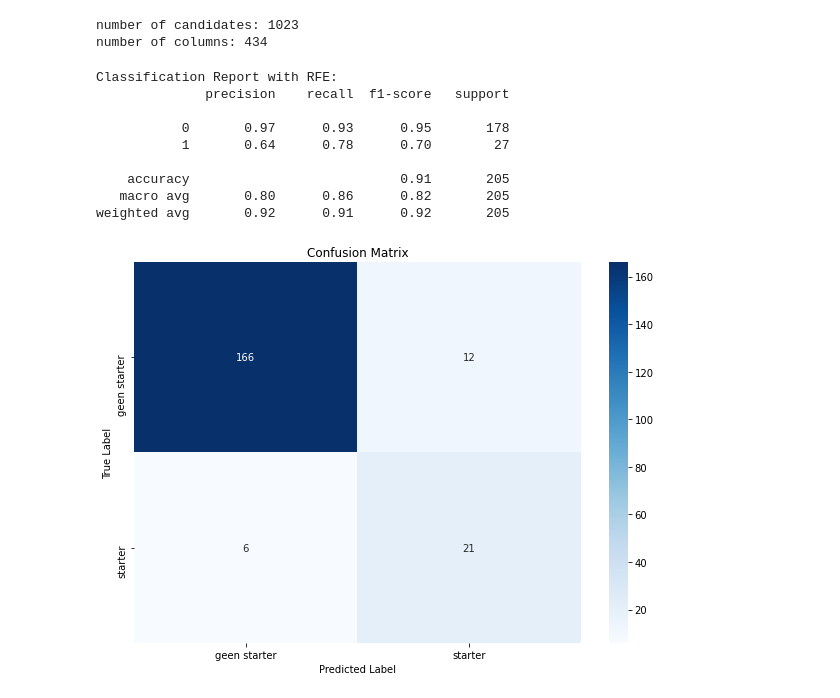
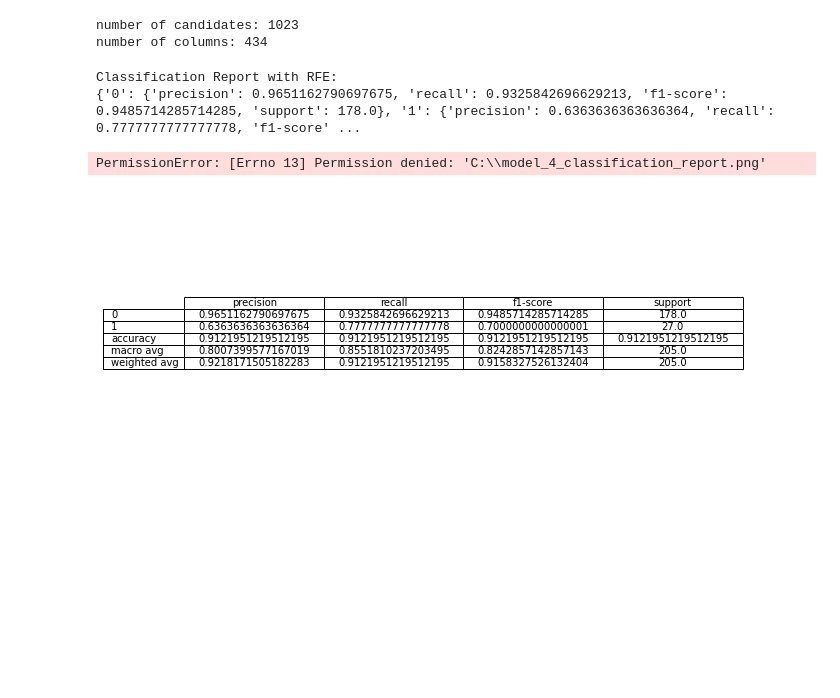
Before and after one commit to peterfaasse/BastianLewis_StrevonForecasting, a Jupyter notebook: model_training/modeling_4.ipynb, the cells around one changed output. Drawn from its saved outputs; the diff is of its cells as text; code cells hidden in the pictures; blank space fills up the shorter version.

```diff
--- a/model_training/modeling_4.ipynb
+++ b/model_training/modeling_4.ipynb
@@ -168,30 +90,30 @@ print(f"number of columns: {len(df.columns)}")
 # %% [output]
 number of candidates: 1023
 number of columns: 434
-# %%
-# Print the classification report and plot confusion matrix
-print('Classification Report with RFE:')
-print(classification_report(y_test, y_pred_rfe))
-
-class_names = ["geen starter", "starter"]
-
-cm_rfe = confusion_matrix(y_test, y_pred_rfe)
-plot_confusion_matrix(cm_rfe, class_names)
-
-# # Calculate and print additional metrics
-# roc_auc_rfe = roc_auc_score(y_test, y_proba_rfe)
-# print(f'ROC-AUC with RFE: {roc_auc_rfe:.2f}')
-# %% [output]
-Classification Report with RFE:
-              precision    recall  f1-score   support
-
-           0       0.97      0.93      0.95       178
-           1       0.64      0.78      0.70        27
-
-    accuracy                           0.91       205
-   macro avg       0.80      0.86      0.82       205
-weighted avg       0.92      0.91      0.92       205
-[figure, removed]
+# %%
+model_name = "model_4"
+
+# Print the classification report and plot confusion matrix
+print('Classification Report with RFE:')
+cr = classification_report(y_test, y_pred_rfe, output_dict=True)
+print(cr)
+
+metrics_dir = r'Users\peter\Projects\HR_Forecasting\models\model_metrics'
+file_path = os.path.join(metrics_dir, f'\{model_name}_classification_report.png')
+
+save_classification_report_as_image(cr, filename=file_path, figsize=(10, 5), dpi=300)
+cm_rfe = confusion_matrix(y_test, y_pred_rfe)
+
+file_path = os.path.join(metrics_dir, f"{model_name}_confusion_matrix.png")
+plot_confusion_matrix(cm_rfe, class_names, filename=file_path, dpi=300)
+
+filepath = os.path.join(metrics_dir, f"{model_name}_probabilitie_histplot")
+save_probability_histplot(y_proba_rfe, y_test, filepath, bins=20, figsize=(10, 6), dpi=300)
+# %% [output]
+Classification Report with RFE:
+{'0': {'precision': 0.9651162790697675, 'recall': 0.9325842696629213, 'f1-score': 0.9485714285714285, 'support': 178.0}, '1': {'precision': 0.6363636363636364, 'recall': 0.7777777777777778, 'f1-score' ...
+PermissionError: [Errno 13] Permission denied: 'C:\\model_4_classification_report.png'
+[figure, added]
 # %%
 threshold = 0.1
 y_pred_custom = (y_proba_rfe >= threshold).astype(int)
```
Also changed, not shown: parts of 8 cells of this notebook, 22 other files.
